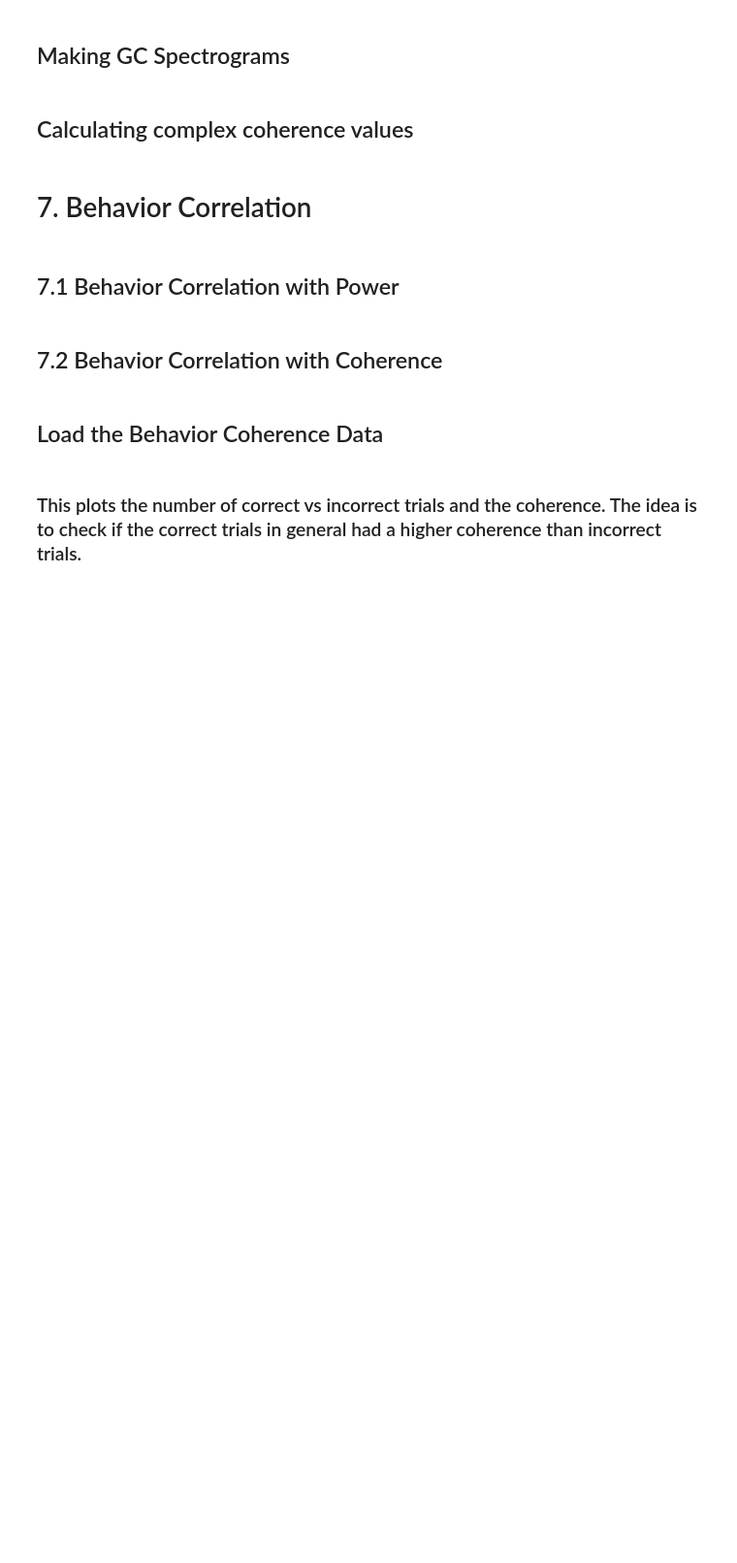
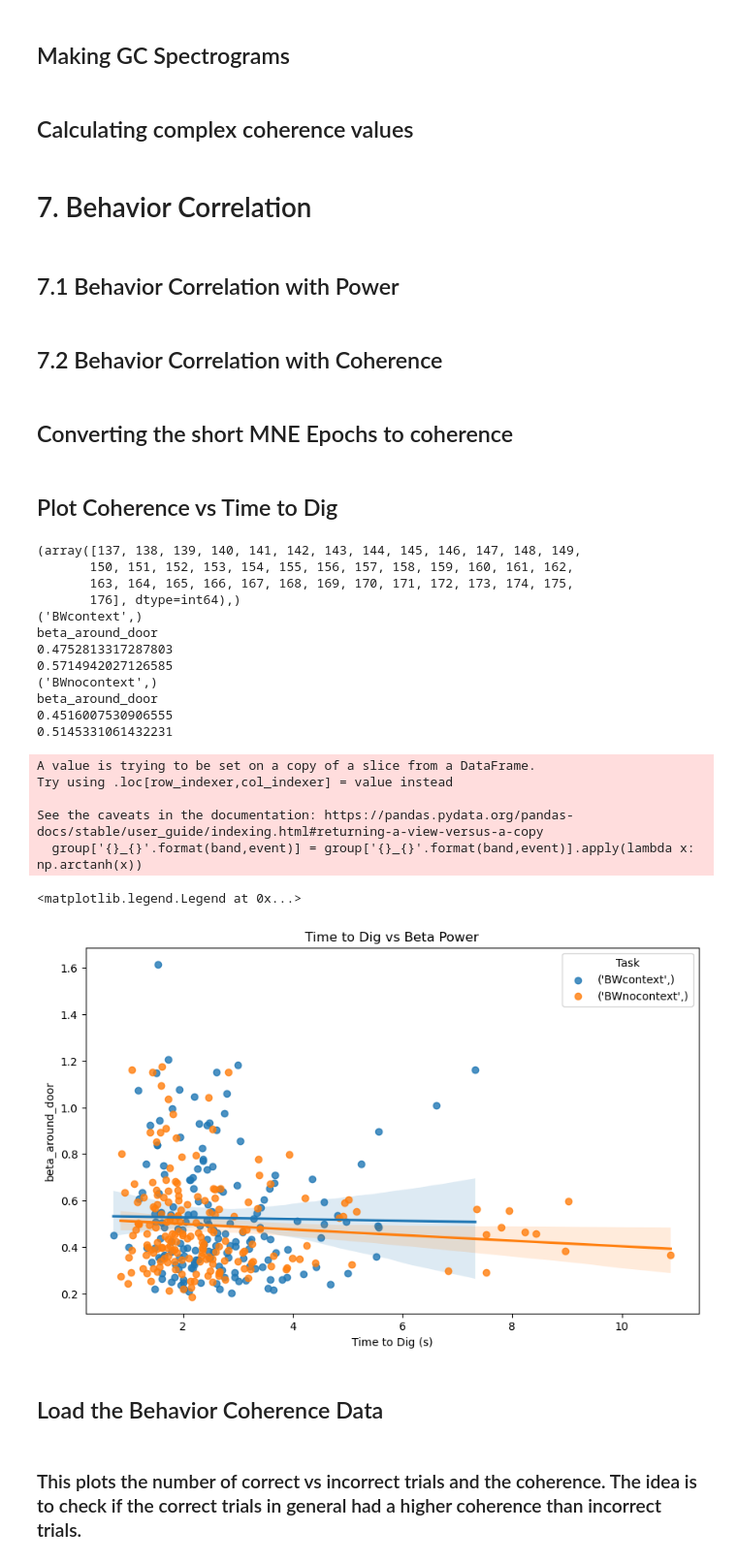
Before and after one commit to namanagrawal97/cpl_analysis_naman, a Jupyter notebook: 00_complete_analysis.ipynb, the cells around one changed output. Shown at 97% size. Drawn from its saved outputs; the diff is of its cells as text; code cells hidden in the pictures; blank space fills up the shorter version.

Commit message:
coherence vs behavior for 0.7 seconds

```diff
--- a/00_complete_analysis.ipynb
+++ b/00_complete_analysis.ipynb
@@ -1061,7 +1056,7 @@ print(event_list)
 BWcontext_data=con_data_df[(con_data_df['task']=='BWcontext')]
 BWnocontext_data=con_data_df[(con_data_df['task']=='BWnocontext')]
 task_data_dict={'BWcontext':BWcontext_data,'BWnocontext':BWnocontext_data}
-
+fs=2000
 
 rat_list=np.unique(con_data_df['rat_id'])
 print(rat_list)
@@ -1084,7 +1079,7 @@ for task_num,task_name in enumerate(task_data_dict.keys()):
                     fmin=1
                     fmax=100
                     freqs = np.arange(fmin,fmax)
-                    n_cycles = freqs/2
+                    n_cycles = freqs/3
 
                     con = mne_connectivity.spectral_connectivity_epochs(event_epoch, method='coh', sfreq=int(fs),
                                                          mode='cwt_morlet', cwt_freqs=freqs,
@@ -1265,7 +1260,7 @@ for task_num,task_name in enumerate(task_data_dict.keys()):
                     fmin=1
                     fmax=100
                     freqs = np.arange(fmin,fmax)
-                    n_cycles = freqs/4
+                    n_cycles = freqs/3
 
                     con = mne_connectivity.spectral_connectivity_epochs(event_epoch, method='coh', sfreq=int(fs),
                                                          mode='cwt_morlet', cwt_freqs=freqs,
@@ -2382,3 +2212,5 @@ for col in ['pre_door', 'post_door', 'pre_dig', 'post_dig']:
         behavior_coherence_compiled_data_df[band + '_' + col] = behavior_coherence_compiled_data_df[col].apply(lambda x: functions.convert_epoch_to_coherence_behavior(x, band_start=band_start, band_end=band_end))
 behavior_coherence_compiled_data_df.drop(columns=['pre_door', 'post_door', 'pre_dig', 'post_dig'], inplace=True)
 behavior_coherence_compiled_data_df.to_pickle(f'C:\\Users\\{user}\\Dropbox\\CPLab\\results\\behavior_coherence_compiled_data_df.pkl')
+# %% [markdown]
+## Converting the short MNE Epochs to coherence
@@ -2392,6 +2229,52 @@ for col in ['pre_door', 'post_door', 'pre_dig', 'post_dig', 'around_door','aroun
         behavior_coherence_compiled_data_df_truncated[band + '_' + col] = behavior_coherence_compiled_data_df_truncated[col].apply(lambda x: functions.convert_epoch_to_coherence_behavior_short_signal(x, band_start=band_start, band_end=band_end))
 behavior_coherence_compiled_data_df_truncated.drop(columns=['pre_door', 'post_door', 'pre_dig', 'post_dig', 'around_door','around_dig'], inplace=True)
 behavior_coherence_compiled_data_df_truncated.to_pickle(f'C:\\Users\\{user}\\Dropbox\\CPLab\\results\\behavior_coherence_compiled_data_df_truncated.pkl')
+# %% [markdown]
+## Plot Coherence vs Time to Dig
+# %%
+behavior_coherence_compiled_data_df_truncated=pd.read_pickle(savepath+'behavior_coherence_compiled_data_df_truncated.pkl')
+import seaborn as sns
+import matplotlib.pyplot as plt
+fig, ax = plt.subplots(figsize=(10, 6))
+
+grouped_df=behavior_coherence_compiled_data_df_truncated.groupby(['task'])
+band='beta'
+event='around_door'
+print(np.where(behavior_coherence_compiled_data_df_truncated['{}_{}'.format(band,event)]==0))
+for task, group in grouped_df:
+    print(task)
+    print('{}_{}'.format(band,event))
+    group = group[(np.abs(group['{}_{}'.format(band,event)]))>0]
+    print(group['{}_{}'.format(band,event)].mean())
+    group['{}_{}'.format(band,event)] = group['{}_{}'.format(band,event)].apply(lambda x: np.arctanh(x))
+    print(group['{}_{}'.format(band,event)].mean())
+    group = group[(np.abs(group['time_to_dig'] - group['time_to_dig'].mean()) <= (3 * group['time_to_dig'].std()))]
+    group = group[(np.abs(group['{}_{}'.format(band,event)] - group['{}_{}'.format(band,event)].mean()) <= (3 * group['{}_{}'.format(band,event)].std()))]
+
+    sns.regplot(x='time_to_dig', y='{}_{}'.format(band,event), data=group, ax=ax, label=task)
+ax.set_title(f'Time to Dig vs Beta Power')
+ax.set_xlabel('Time to Dig (s)')
+ax.legend(title='Task')
+# %% [output]
+(array([137, 138, 139, 140, 141, 142, 143, 144, 145, 146, 147, 148, 149,
+       150, 151, 152, 153, 154, 155, 156, 157, 158, 159, 160, 161, 162,
+       163, 164, 165, 166, 167, 168, 169, 170, 171, 172, 173, 174, 175,
+       176], dtype=int64),)
+('BWcontext',)
+beta_around_door
+0.4752813317287803
+0.5714942027126585
+('BWnocontext',)
+beta_around_door
+0.4516007530906555
+0.5145331061432231
+A value is trying to be set on a copy of a slice from a DataFrame.
+Try using .loc[row_indexer,col_indexer] = value instead
+
+See the caveats in the documentation: https://pandas.pydata.org/pandas-docs/stable/user_guide/indexing.html#returning-a-view-versus-a-copy
+  group['{}_{}'.format(band,event)] = group['{}_{}'.format(band,event)].apply(lambda x: np.arctanh(x))
+<matplotlib.legend.Legend at 0x...>
+[figure, added]
 # %% [markdown]
 ## Load the Behavior Coherence Data
 # %%
```
Also changed, not shown: parts of 11 cells of this notebook, 1 other file.
